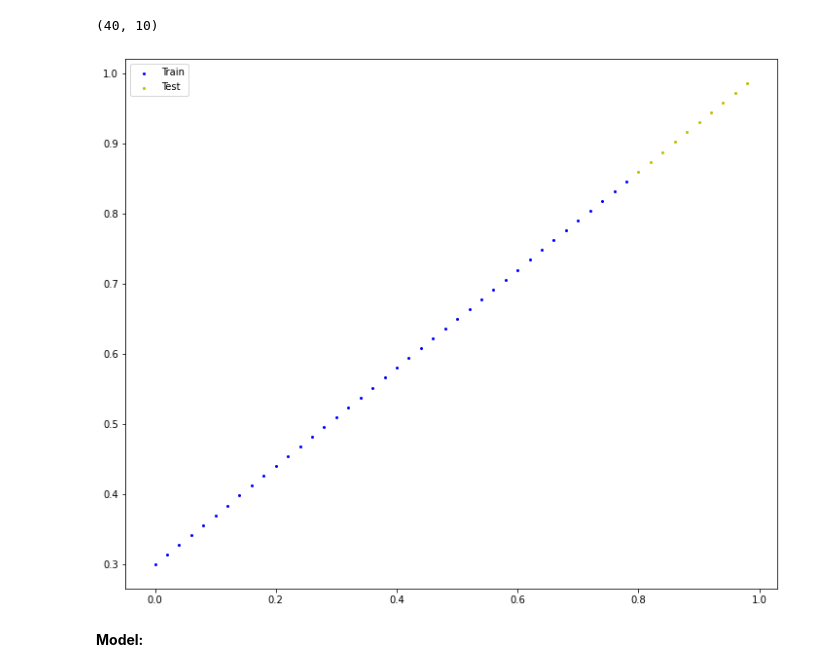
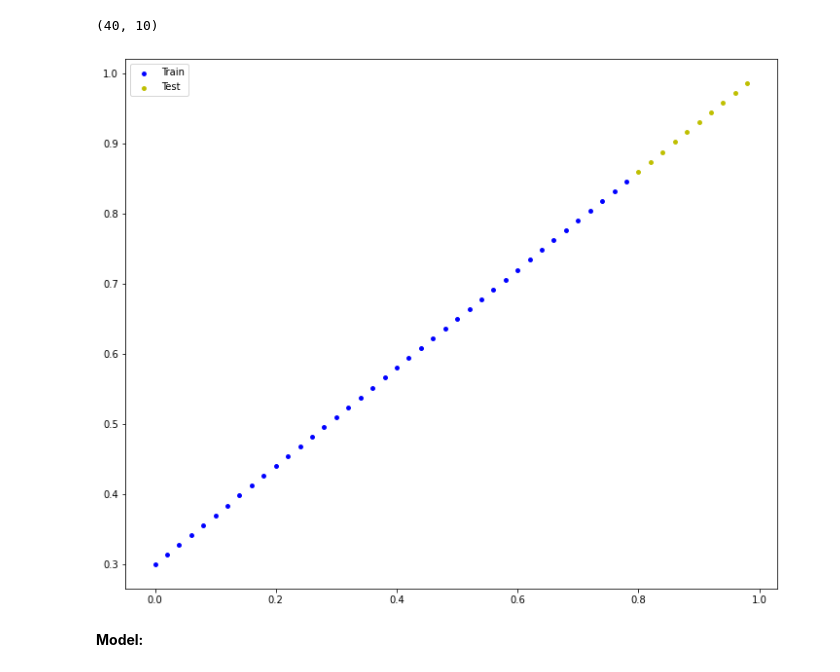
Before and after one commit to abhishekmani12/Pytorch_Stuff, a Jupyter notebook: Linear_Regression_with_Pytorch.ipynb, the cells around one changed output. Drawn from its saved outputs; the diff is of its cells as text; code cells hidden in the pictures.

Commit message:
modified plots for visibility

```diff
--- a/Linear_Regression_with_Pytorch.ipynb
+++ b/Linear_Regression_with_Pytorch.ipynb
@@ -29,20 +29,20 @@ len(x_train), len(x_test)
 # %%
 #visualization func:
 
 def vizfunc(xtrain, ytrain, xtest, ytest, pred):
   plt.figure(figsize=(12,10))
 
-  plt.scatter(xtrain, ytrain, c="b", s=4, label="Train")
-  plt.scatter(xtest, ytest, c="y", s=4, label="Test")
+  plt.scatter(xtrain, ytrain, c="b", s=15, label="Train")
+  plt.scatter(xtest, ytest, c="y", s=15, label="Test")
 
   if pred is not None:
-    plt.scatter(xtest, pred, c="r", s=4, label="Prediction")
+    plt.scatter(xtest, pred, c="r", s=15, label="Prediction")
 
   plt.legend()
 
 vizfunc(x_train, y_train, x_test, y_test, None)
 # %% [output]
-[figure, old version]
+[figure, new version]
 # %% [markdown]
 **Model:**
 # %%
```
Also changed, not shown: parts of 1 cell of this notebook.
